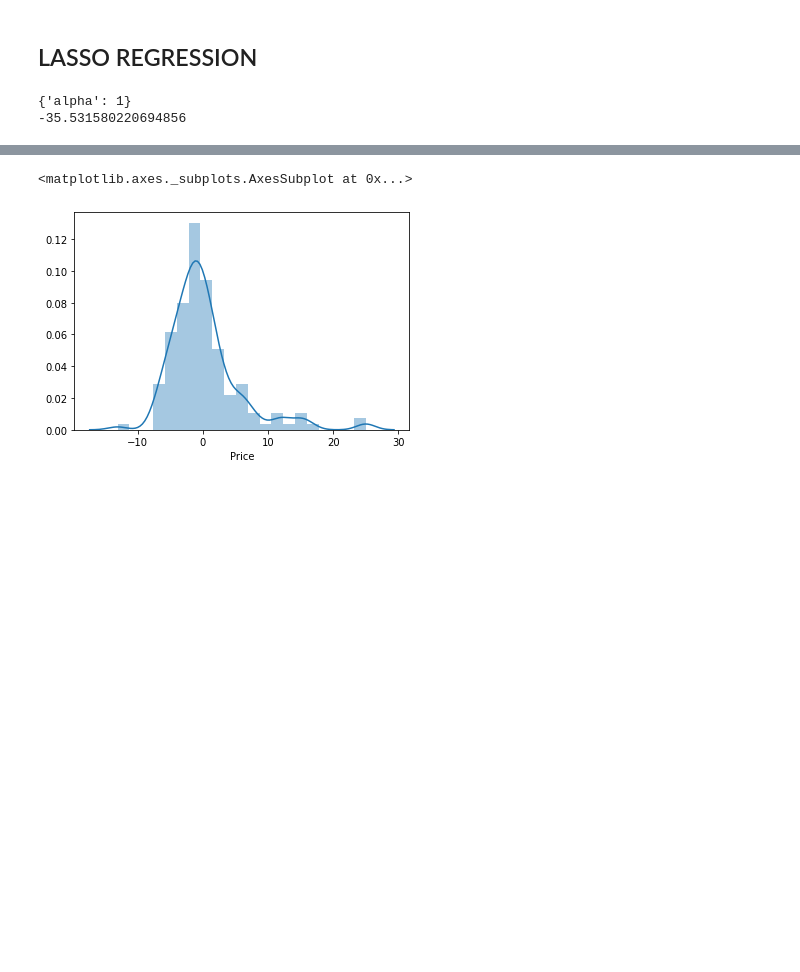
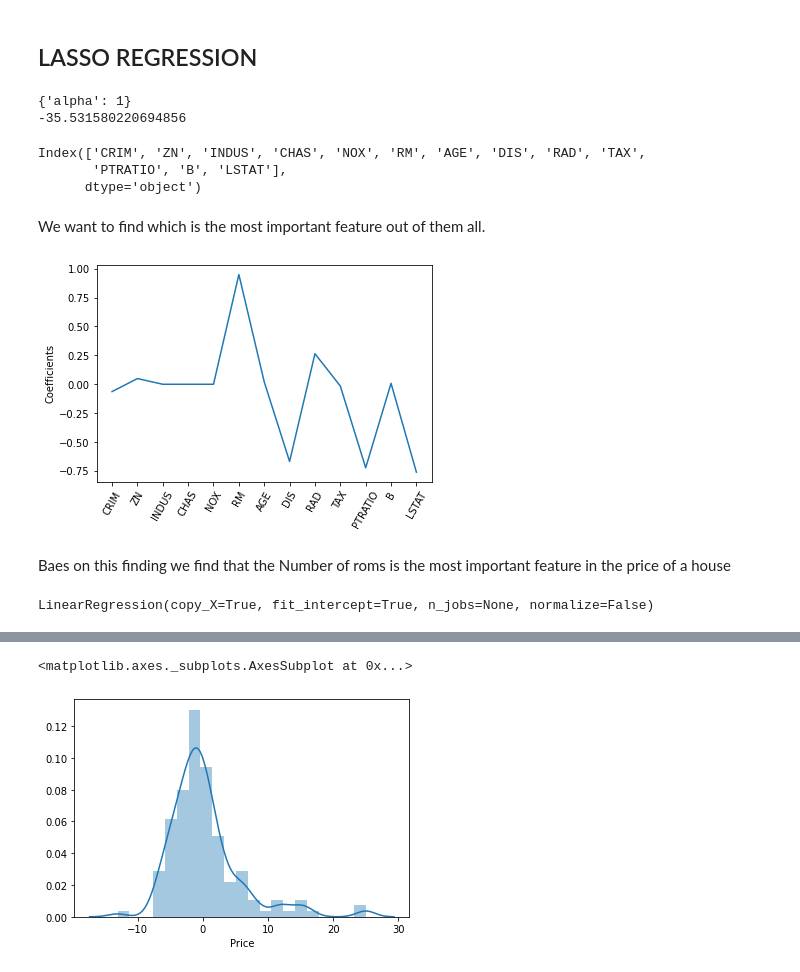
Before and after one commit to DerrickKuria/Practice--Machine--Learning, a Jupyter notebook: Ridge_and_Lasso_Regression_implementation_.ipynb, the cells around one changed output, grey strips where cells are left out. Cells and saved outputs as stored; diff of their text form; code cells hidden in the pictures; blank space fills up the shorter version.

```diff
--- a/Ridge_and_Lasso_Regression_implementation_.ipynb
+++ b/Ridge_and_Lasso_Regression_implementation_.ipynb
@@ -147,3 +207,28 @@ print(lasso_regressor.best_score_)
 # %% [output]
 {'alpha': 1}
 -35.531580220694856
+# %%
+#Print the independent variables.
+names = dataset.drop('Price', axis =1).columns
+print(names)
+# %% [output]
+Index(['CRIM', 'ZN', 'INDUS', 'CHAS', 'NOX', 'RM', 'AGE', 'DIS', 'RAD', 'TAX',
+       'PTRATIO', 'B', 'LSTAT'],
+      dtype='object')
+# %%
+#We initialise ur regressor using the Alpha value as the one we got in the question
+lasso = Lasso(alpha =1)
+#We then fit our model
+#The coef_ is that it can use each of the coeffiecients for each of its targets
+lasso_coef = lasso.fit(X,y).coef_
+# %% [markdown]
+We want to find which is the most important feature out of them all.
+# %%
+_= plt.plot(range(len(names)),lasso_coef)
+_= plt.xticks(range(len(names)),names, rotation =60)
+_= plt.ylabel("Coefficients")
+plt.show()
+# %% [output]
+[figure, added]
+# %% [markdown]
+Baes on this finding we find that the Number of roms is the most important feature in the price of a house
@@ -150,6 +238,11 @@ print(lasso_regressor.best_score_)
 # %%
 from sklearn.model_selection import train_test_split
 X_train, X_test, y_train,y_test = train_test_split(X,y, test_size =0.3 , random_state = 0)
+# %%
+#Train the model with our training model
+reg.fit(X_train, y_train)
+# %% [output]
+LinearRegression(copy_X=True, fit_intercept=True, n_jobs=None, normalize=False)
 # %%
 prediction_lasso = lasso_regressor.predict(X_test)
 prediction_ridge = ridge_regressor.predict(X_test)
```
Also changed, not shown: parts of 19 cells of this notebook.
